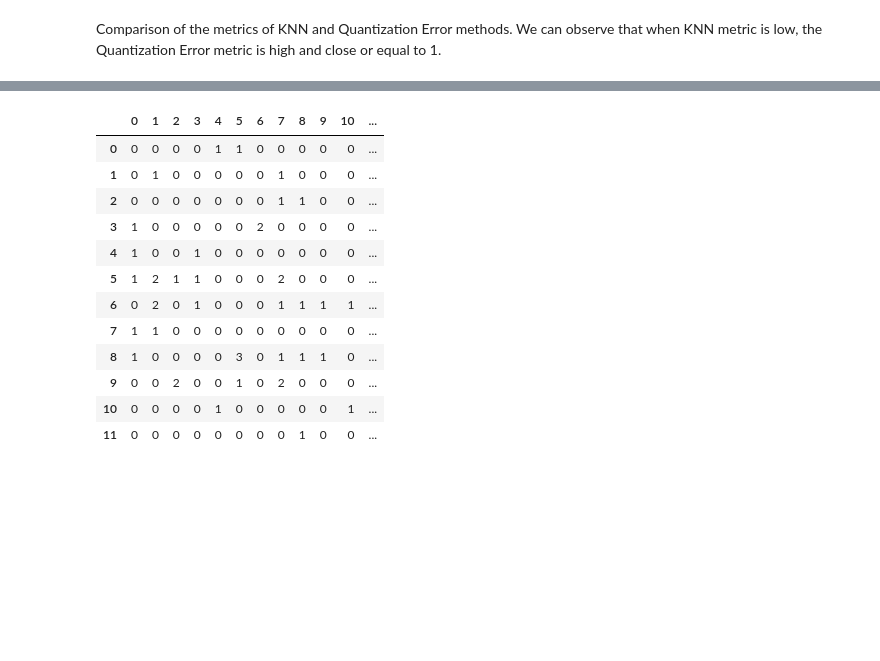
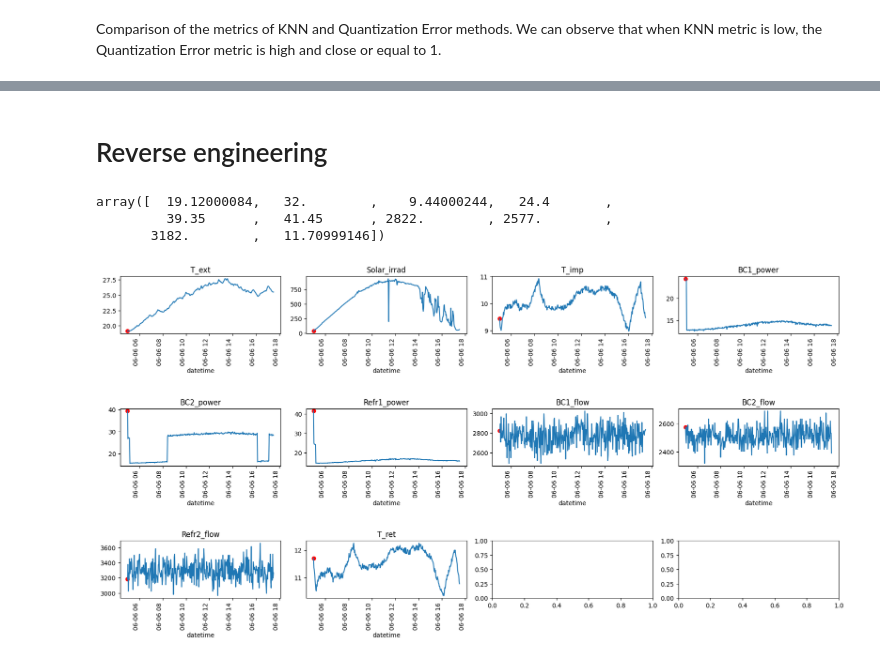
Before and after one commit to opticsensors/HVAC-predictive-control, a Jupyter notebook: notebooks/10.0-som-gaia-data.ipynb, the cells around one changed output, grey strips where cells are left out. Cells and saved outputs as stored; diff of their text form; code cells hidden in the pictures; blank space fills up the shorter version.

```diff
--- a/notebooks/10.0-som-gaia-data.ipynb
+++ b/notebooks/10.0-som-gaia-data.ipynb
@@ -293,29 +240,41 @@ df_freq_map
-# %%
-def highlight_greater_than_zero(val):
-    color = 'background-color: lightcoral' if val > 0 else ''
-    return color
-
-anomalies = test_x_norm[metric_eq2==0]
-freq_map_anomalies = model2.find_bmu_counts(anomalies, model2.som)
-
-df_freq_map_anomalies = pd.DataFrame(freq_map_anomalies)
-df_freq_map_anomalies=(df_freq_map_anomalies
-            .style
-            .map(highlight_greater_than_zero)
-            .highlight_null(color='yellow')  # Color NaNs grey
-            .format(precision=0))
-df_freq_map_anomalies
-# %% [output]
-|  | 0 | 1 | 2 | 3 | 4 | 5 | 6 | 7 | 8 | 9 | 10 | ... |
-| 0 | 0 | 0 | 0 | 0 | 1 | 1 | 0 | 0 | 0 | 0 | 0 | ... |
-| 1 | 0 | 1 | 0 | 0 | 0 | 0 | 0 | 1 | 0 | 0 | 0 | ... |
-| 2 | 0 | 0 | 0 | 0 | 0 | 0 | 0 | 1 | 1 | 0 | 0 | ... |
-| 3 | 1 | 0 | 0 | 0 | 0 | 0 | 2 | 0 | 0 | 0 | 0 | ... |
-| 4 | 1 | 0 | 0 | 1 | 0 | 0 | 0 | 0 | 0 | 0 | 0 | ... |
-| 5 | 1 | 2 | 1 | 1 | 0 | 0 | 0 | 2 | 0 | 0 | 0 | ... |
-| 6 | 0 | 2 | 0 | 1 | 0 | 0 | 0 | 1 | 1 | 1 | 1 | ... |
-| 7 | 1 | 1 | 0 | 0 | 0 | 0 | 0 | 0 | 0 | 0 | 0 | ... |
-| 8 | 1 | 0 | 0 | 0 | 0 | 3 | 0 | 1 | 1 | 1 | 0 | ... |
-| 9 | 0 | 0 | 2 | 0 | 0 | 1 | 0 | 2 | 0 | 0 | 0 | ... |
-| 10 | 0 | 0 | 0 | 0 | 1 | 0 | 0 | 0 | 0 | 0 | 1 | ... |
-| 11 | 0 | 0 | 0 | 0 | 0 | 0 | 0 | 0 | 1 | 0 | 0 | ... |
+# %% [markdown]
+# Reverse engineering
+# %%
+outlier_idx = 907
+row = test_x[outlier_idx, :]
+row
+# %% [output]
+array([  19.12000084,   32.        ,    9.44000244,   24.4       ,
+         39.35      ,   41.45      , 2822.        , 2577.        ,
+       3182.        ,   11.70999146])
+# %%
+diff_df = df_to_study - row
+norm_df = diff_df.apply(np.linalg.norm, axis=1)
+row_match = df_to_study.loc[norm_df.idxmin()]
+# %%
+full_date = row_match.name
+day_date = row_match.name.date()
+df_day = df_to_study[df_to_study.index.date == day_date]
+# %%
+import matplotlib.pyplot as plt
+
+# Your existing setup
+fig, axes = plt.subplots(nrows=3, ncols=4, figsize=(17, 10))
+fig.tight_layout(rect=[0, 0.70, 1, 0.95])
+axes = axes.flatten()
+
+# Loop through each column and plot
+for i, col in enumerate(all_columns):
+    df_day[[col]].plot(ax=axes[i], legend=False, title=col, x_compat=True, rot=90)
+
+    # Check if the specific_datetime is in the index
+    if full_date in df_day.index:
+        # Extract the value for the specific datetime
+        value = df_day.loc[full_date, col]
+
+        # Plot the red dot
+        axes[i].scatter(full_date, value, color='red')
+
+plt.show()
+# %% [output]
+[figure, added]
```
Also changed, not shown: parts of 13 cells of this notebook.
